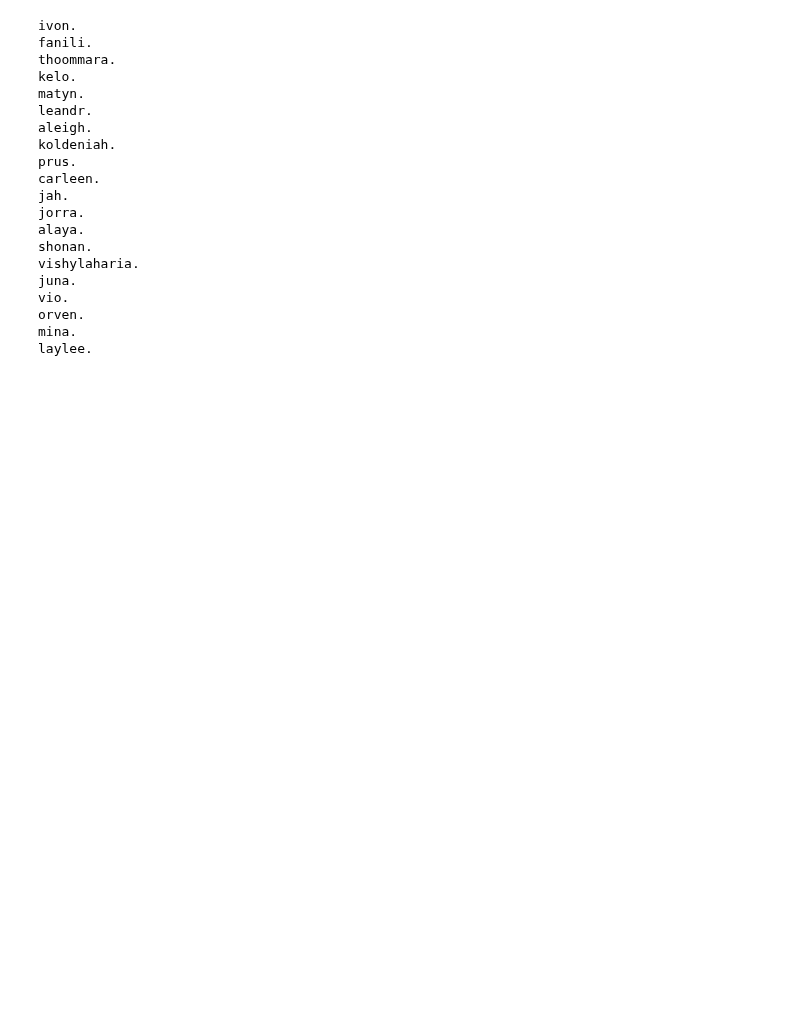
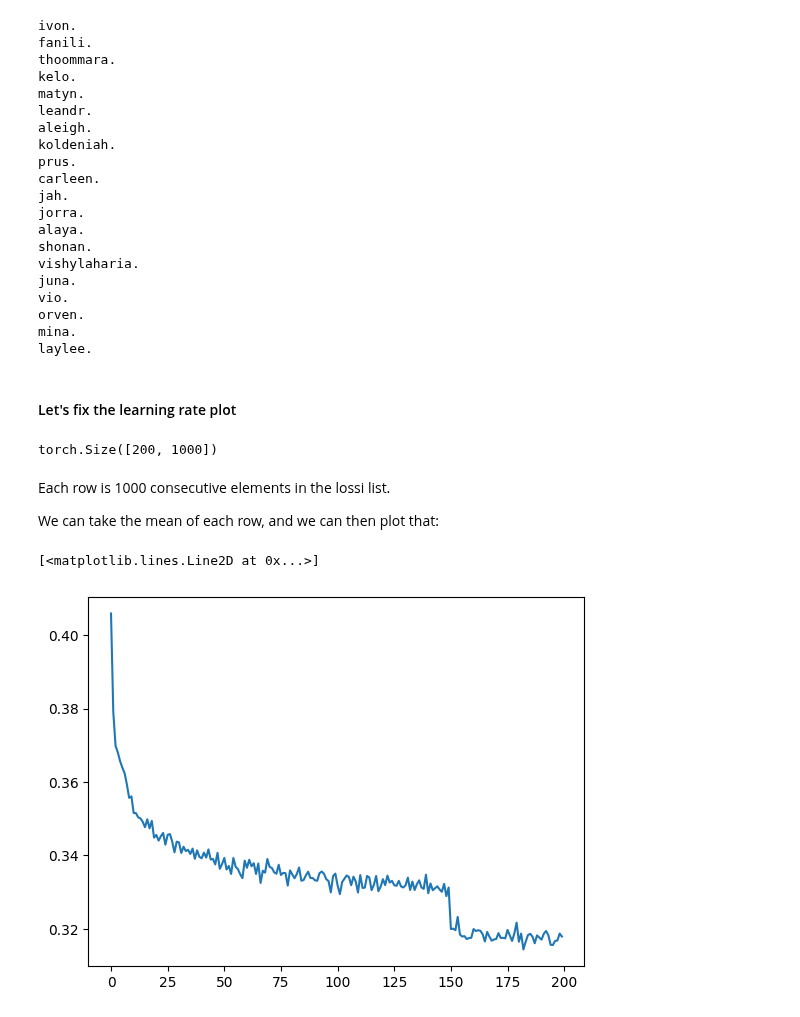
Before and after one commit to rkaunismaa/KarpathyNeuralNetworks, a Jupyter notebook: makemore_part5_cnn1.ipynb, the cells around one changed output. Cells and saved outputs as stored; diff of their text form; code cells hidden in the pictures; blank space fills up the shorter version.

Commit message:
fix the learning rate plot

```diff
--- a/makemore_part5_cnn1.ipynb
+++ b/makemore_part5_cnn1.ipynb
@@ -317,3 +317,18 @@ vio.
 orven.
 mina.
 laylee.
+# %% [markdown]
+#### Let's fix the learning rate plot
+# %%
+torch.tensor(lossi).view(-1, 1000).shape
+# %% [output]
+torch.Size([200, 1000])
+# %% [markdown]
+Each row is 1000 consecutive elements in the lossi list.
+
+We can take the mean of each row, and we can then plot that:
+# %%
+plt.plot(torch.tensor(lossi).view(-1, 1000).mean(dim=1))
+# %% [output]
+[<matplotlib.lines.Line2D at 0x...>]
+[figure, added]
```
Also changed, not shown: parts of 1 cell of this notebook.
